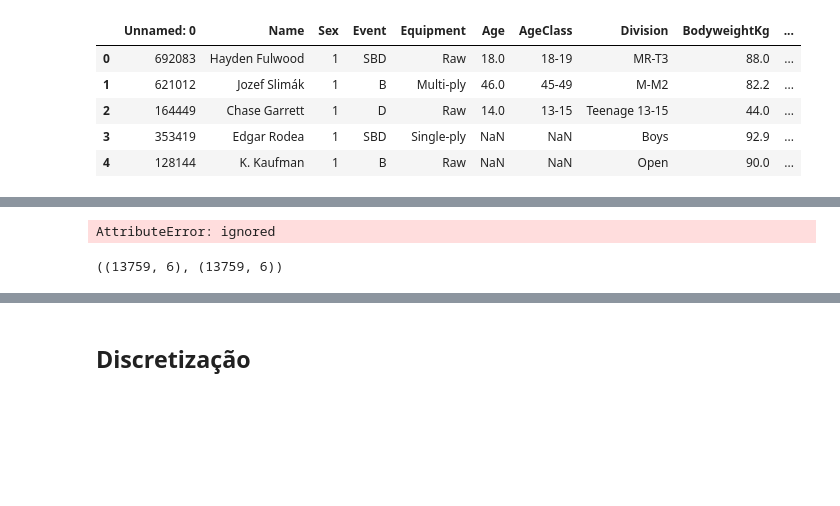
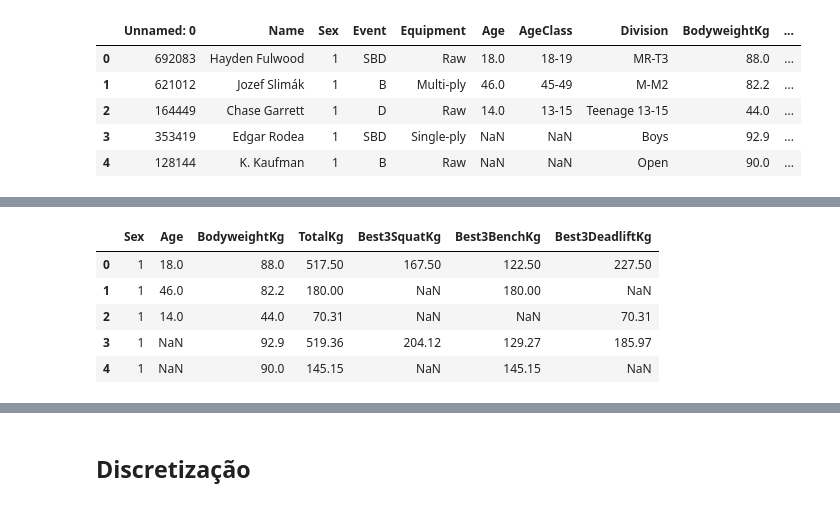
Before and after one commit to RafaelBNN/if697, a Jupyter notebook: ProjetoIF697.ipynb, the cells around one changed output, grey strips where cells are left out. Cells and saved outputs as stored; diff of their text form; code cells hidden in the pictures; blank space fills up the shorter version.

```diff
--- a/ProjetoIF697.ipynb
+++ b/ProjetoIF697.ipynb
@@ -687,8 +548,19 @@ Imputing row 13701/13759 with 0 missing, elapsed time: 37.757
-# %%
-dfmask_knn.head()
-# %% [output]
-AttributeError: ignored
-# %%
-dfmask_knn.shape, df_mask.shape
-# %% [output]
-((13759, 6), (13759, 6))
+# %%
+# Se tentarmos aplicar o KNN ao dataframe original, recebemos um erro por causa dos atributos não numéricos presentes nele.
+# Por isso, é necessário que façamos uma cópia do dataframe apenas com os registros que terão seus dados imputados e
+# as colunas necessárias para a imputação. Depois da imputação, vamos dar um 'merge' entre o dataframe original e o imputado.
+
+# A variavel 'mask' serve para determinar o subset de linhas que sera utilizado.
+# No caso, a imputacao sera feita para os casos em que 'Sex', 'BodyweightKg' e 'TotalKg' sao nao nulas e pelo menos uma das seguintes eh nao nula:
+# 'Best3SquatKg', 'Best3BenchKg' ou 'Best3DeadliftKg'. Isso evita que seja realizada a imputacao com dados insuficientes.
+mask = ((df['Best3BenchKg'].notnull())|(df['Best3DeadliftKg'].notnull())|(df['Best3SquatKg'].notnull()))|(df['BodyweightKg'].notnull())&(df['Sex'].notnull())&(df['TotalKg'].notnull())
+
+df_impute = df.loc[mask, ['Sex','Age','BodyweightKg','TotalKg','Best3SquatKg','Best3BenchKg','Best3DeadliftKg']]
+df_impute.head()
+# %% [output]
+|  | Sex | Age | BodyweightKg | TotalKg | Best3SquatKg | Best3BenchKg | Best3DeadliftKg |
+| 0 | 1 | 18.0 | 88.0 | 517.50 | 167.50 | 122.50 | 227.50 |
+| 1 | 1 | 46.0 | 82.2 | 180.00 | NaN | 180.00 | NaN |
+| 2 | 1 | 14.0 | 44.0 | 70.31 | NaN | NaN | 70.31 |
+| 3 | 1 | NaN | 92.9 | 519.36 | 204.12 | 129.27 | 185.97 |
+| 4 | 1 | NaN | 90.0 | 145.15 | NaN | 145.15 | NaN |
```
Also changed, not shown: parts of 23 cells of this notebook.
